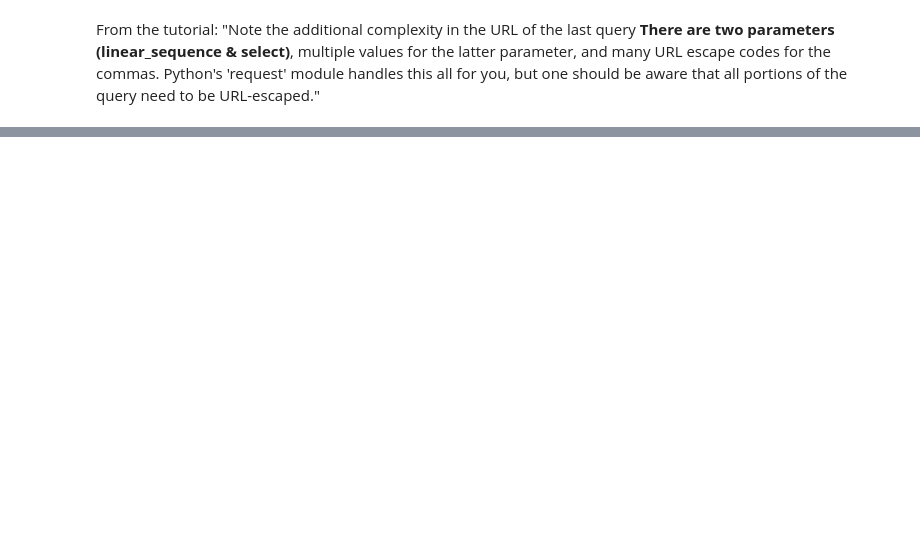
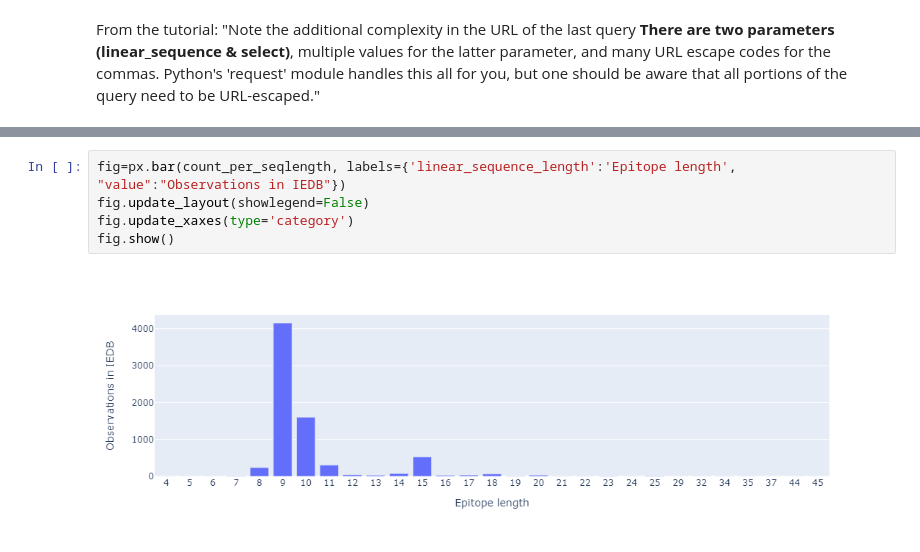
Before and after one commit to Nikolaj-pagh/Coursework-python101, a Jupyter notebook: Course.ipynb, the cells around one changed output, grey strips where cells are left out. Drawn from its saved outputs; the diff is of its cells as text; blank space fills up the shorter version.

```diff
--- a/Course.ipynb
+++ b/Course.ipynb
@@ -559,0 +421,7 @@ df[0:2]
+# %%
+fig=px.bar(count_per_seqlength, labels={'linear_sequence_length':'Epitope length', "value":"Observations in IEDB"})
+fig.update_layout(showlegend=False)
+fig.update_xaxes(type='category')
+fig.show()
+# %% [output]
+[figure, added]
```
Also changed, not shown: parts of 58 cells of this notebook.
